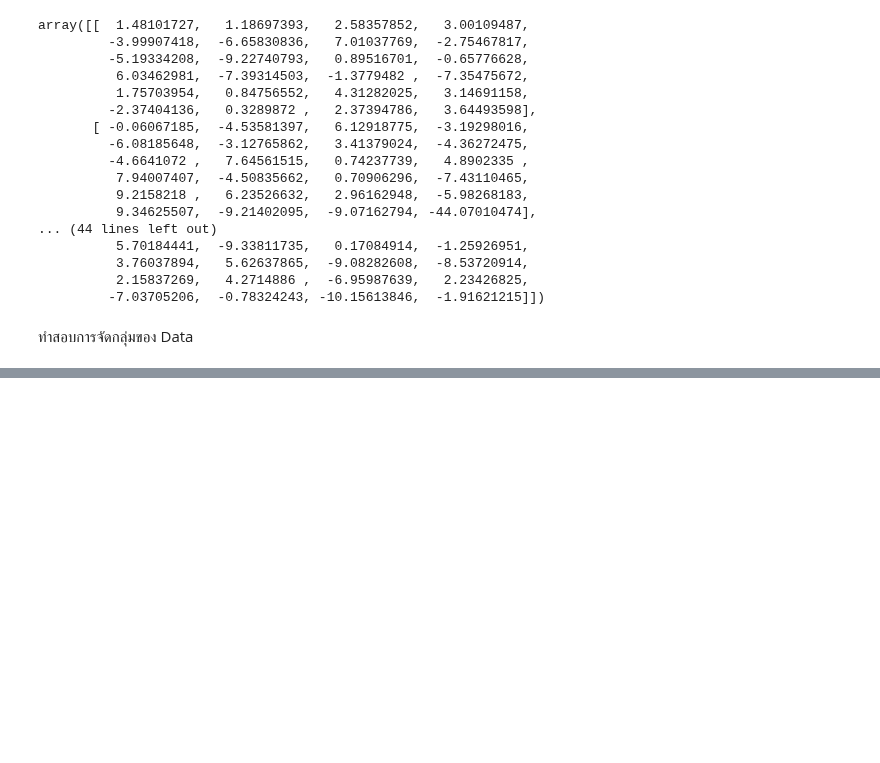
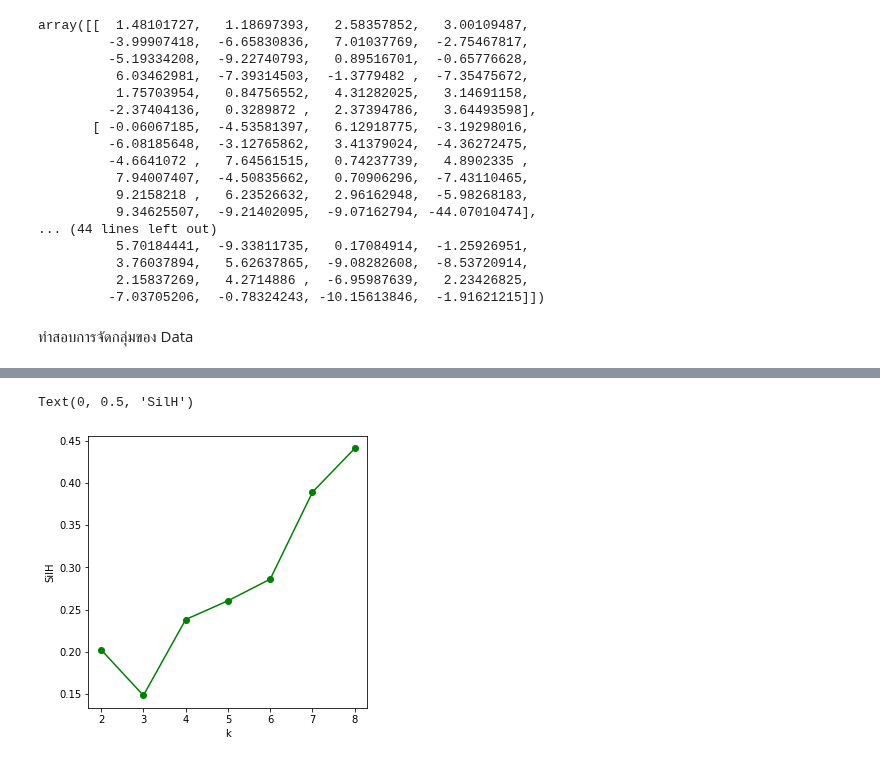
Before and after one commit to Pornchita2541/Multivariate, a Jupyter notebook: สอบปลายภาค.ipynb, the cells around one changed output, grey strips where cells are left out. Drawn from its saved outputs; the diff is of its cells as text; code cells hidden in the pictures; blank space fills up the shorter version.

```diff
--- a/สอบปลายภาค.ipynb
+++ b/สอบปลายภาค.ipynb
@@ -113,0 +243,15 @@ array([5, 1, 6, ..., 0, 9, 4], dtype=int32)
+# %%
+SilH = list()
+for k in [2,3,4,5,6,7,8]:
+  kmeans = KMeans(n_clusters=k)
+  kmeans.fit(DataD)
+  score = metrics.silhouette_score(Data,kmeans.labels_)
+  SilH.append(score)
+# %%
+matplotlib.rcParams['figure.figsize']=[5,5]
+plt.plot([2,3,4,5,6,7,8],SilH,'o-g')
+plt.xlabel('k')
+plt.ylabel('SilH')
+# %% [output]
+Text(0, 0.5, 'SilH')
+[figure, added]
```
Also changed, not shown: parts of 32 cells of this notebook.
